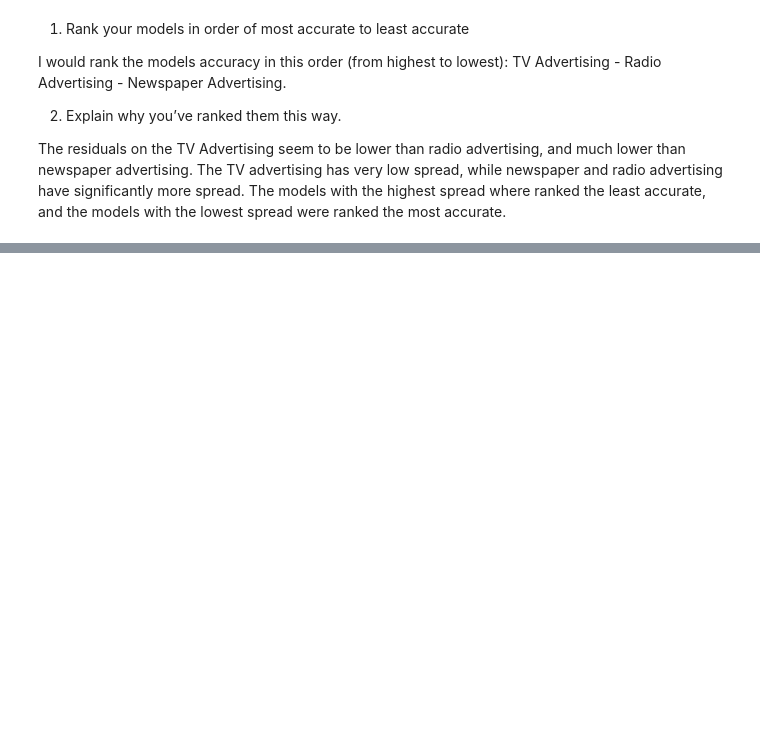
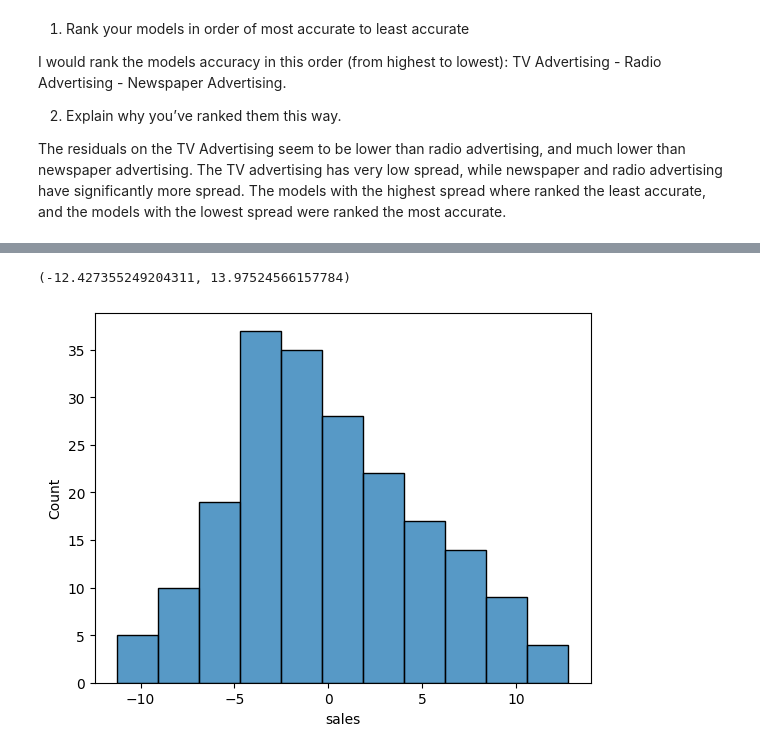
Before and after one commit to Alexandre2006/ATCS-2023, a Jupyter notebook: Labs/Unit06/SimpleLinearRegression/simregressionhw.ipynb, the cells around one changed output, grey strips where cells are left out. Saved outputs shown, nothing was run; the diff lists cells and outputs as text; code cells hidden in the pictures; blank space fills up the shorter version.

```diff
--- a/Labs/Unit06/SimpleLinearRegression/simregressionhw.ipynb
+++ b/Labs/Unit06/SimpleLinearRegression/simregressionhw.ipynb
@@ -134,0 +157,6 @@ The residuals on the TV Advertising seem to be lower than radio advertising, and
+# %%
+ax = sns.histplot(residuals_newspaper)
+ax.set_xlim()
+# %% [output]
+(-12.427355249204311, 13.97524566157784)
+[figure, added]
```
Also changed, not shown: parts of 18 cells of this notebook, 2 other files.
